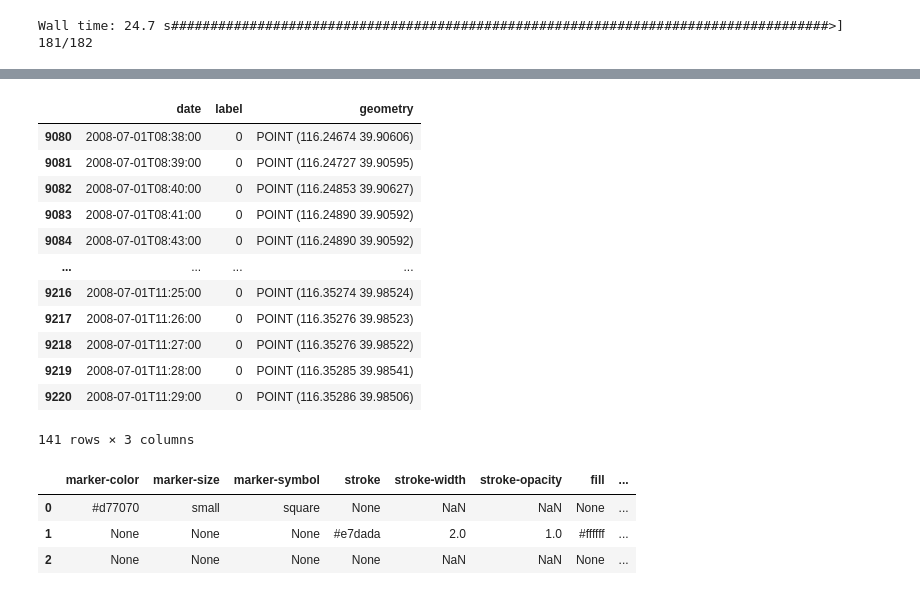
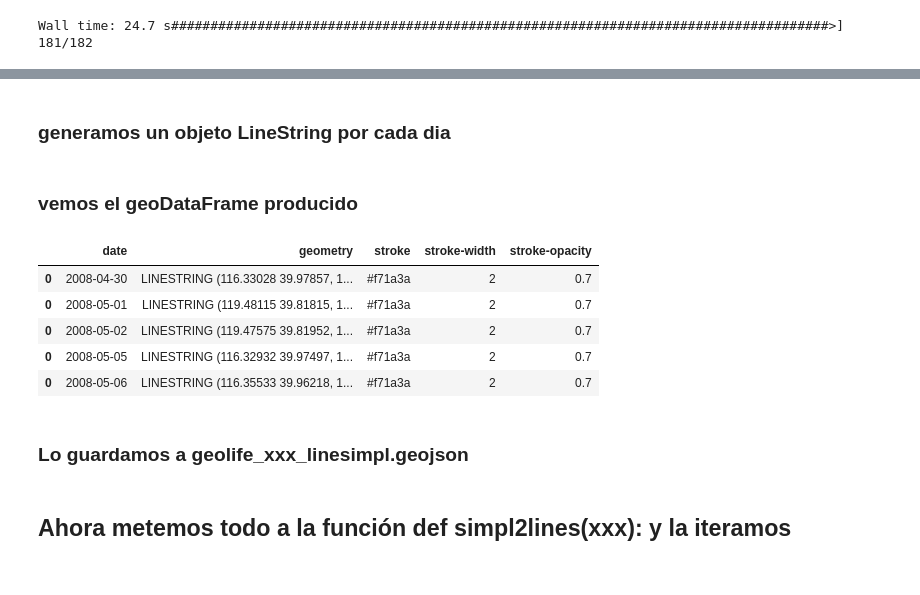
Before and after one commit to FacundoRo/GeoLife, a Jupyter notebook: GeolifePrj_01_df2geojson.ipynb, the cells around one changed output, grey strips where cells are left out. Cells and saved outputs as stored; diff of their text form; code cells hidden in the pictures.

```diff
--- a/GeolifePrj_01_df2geojson.ipynb
+++ b/GeolifePrj_01_df2geojson.ipynb
@@ -169,25 +156,28 @@ list_dates=list(gdf.date.str[:10].unique())
-# %%
-gdf.loc[gdf.date.str[:10]==list_dates[50]]
-# %% [output]
-|  | date | label | geometry |
-| 9080 | 2008-07-01T08:38:00 | 0 | POINT (116.24674 39.90606) |
-| 9081 | 2008-07-01T08:39:00 | 0 | POINT (116.24727 39.90595) |
-| 9082 | 2008-07-01T08:40:00 | 0 | POINT (116.24853 39.90627) |
-| 9083 | 2008-07-01T08:41:00 | 0 | POINT (116.24890 39.90592) |
-| 9084 | 2008-07-01T08:43:00 | 0 | POINT (116.24890 39.90592) |
-| ... | ... | ... | ... |
-| 9216 | 2008-07-01T11:25:00 | 0 | POINT (116.35274 39.98524) |
-| 9217 | 2008-07-01T11:26:00 | 0 | POINT (116.35276 39.98523) |
-| 9218 | 2008-07-01T11:27:00 | 0 | POINT (116.35276 39.98522) |
-| 9219 | 2008-07-01T11:28:00 | 0 | POINT (116.35285 39.98541) |
-| 9220 | 2008-07-01T11:29:00 | 0 | POINT (116.35286 39.98506) |
-141 rows × 3 columns
-# %%
-
-dfxb = geopandas.read_file("map.geojson")
-dfxb.w
-# %% [output]
-|  | marker-color | marker-size | marker-symbol | stroke | stroke-width | stroke-opacity | fill | ... |
-| 0 | #d77070 | small | square | None | NaN | NaN | None | ... |
-| 1 | None | None | None | #e7dada | 2.0 | 1.0 | #ffffff | ... |
-| 2 | None | None | None | None | NaN | NaN | None | ... |
+# %% [markdown]
+### generamos un objeto **LineString** por cada dia
+# %%
+list_dates=list(gdf.date.str[:10].unique())
+gempty= {'date': [], 'geometry': []}
+gdf_new=geopandas.GeoDataFrame(gempty, crs="EPSG:4326")
+for dia in list_dates[1:]:
+    plst=gdf.loc[gdf.date.str[:10]==dia,'geometry'].to_list()
+    ls=LineString(plst)
+    grow = {'date': [dia], 'geometry': [ls]}
+    g1=geopandas.GeoDataFrame(grow, crs="EPSG:4326")
+    gdf_new=gdf_new.append(g1)
+gdf_new['stroke']="#f71a3a"
+gdf_new['stroke-width']=2
+gdf_new['stroke-opacity']=0.7
+# %% [markdown]
+### vemos el **geoDataFrame** producido
+# %%
+gdf_new.head(5)
+# %% [output]
+|  | date | geometry | stroke | stroke-width | stroke-opacity |
+| 0 | 2008-04-30 | LINESTRING (116.33028 39.97857, 1... | #f71a3a | 2 | 0.7 |
+| 0 | 2008-05-01 | LINESTRING (119.48115 39.81815, 1... | #f71a3a | 2 | 0.7 |
+| 0 | 2008-05-02 | LINESTRING (119.47575 39.81952, 1... | #f71a3a | 2 | 0.7 |
+| 0 | 2008-05-05 | LINESTRING (116.32932 39.97497, 1... | #f71a3a | 2 | 0.7 |
+| 0 | 2008-05-06 | LINESTRING (116.35533 39.96218, 1... | #f71a3a | 2 | 0.7 |
+# %% [markdown]
+### Lo guardamos a **geolife_xxx_linesimpl.geojson**
@@ -193,0 +186,2 @@ dfxb.w
+# %% [markdown]
+## Ahora metemos todo a la función def **simpl2lines(**xxx**):** y la iteramos
```
Also changed, not shown: parts of 17 cells of this notebook, 1 other file.
